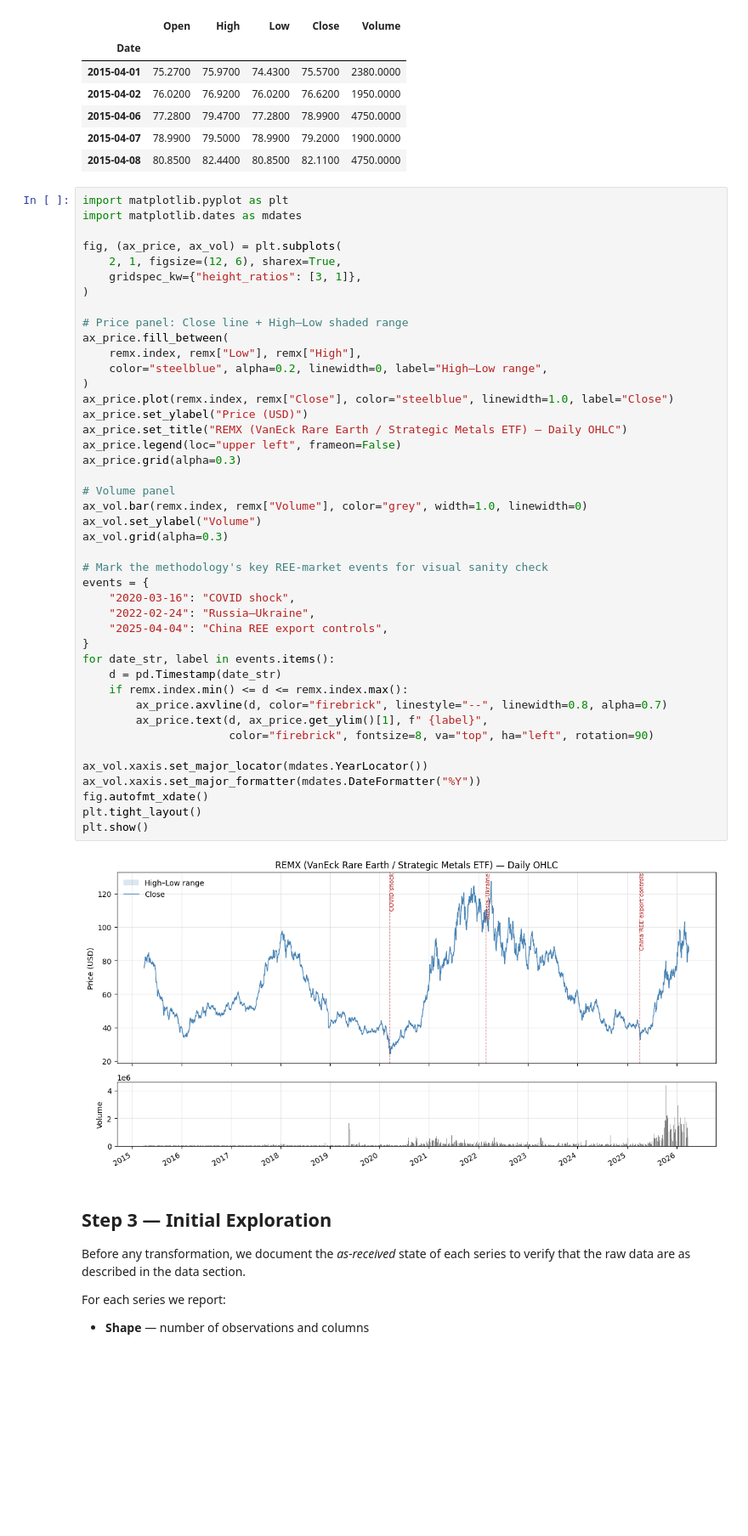
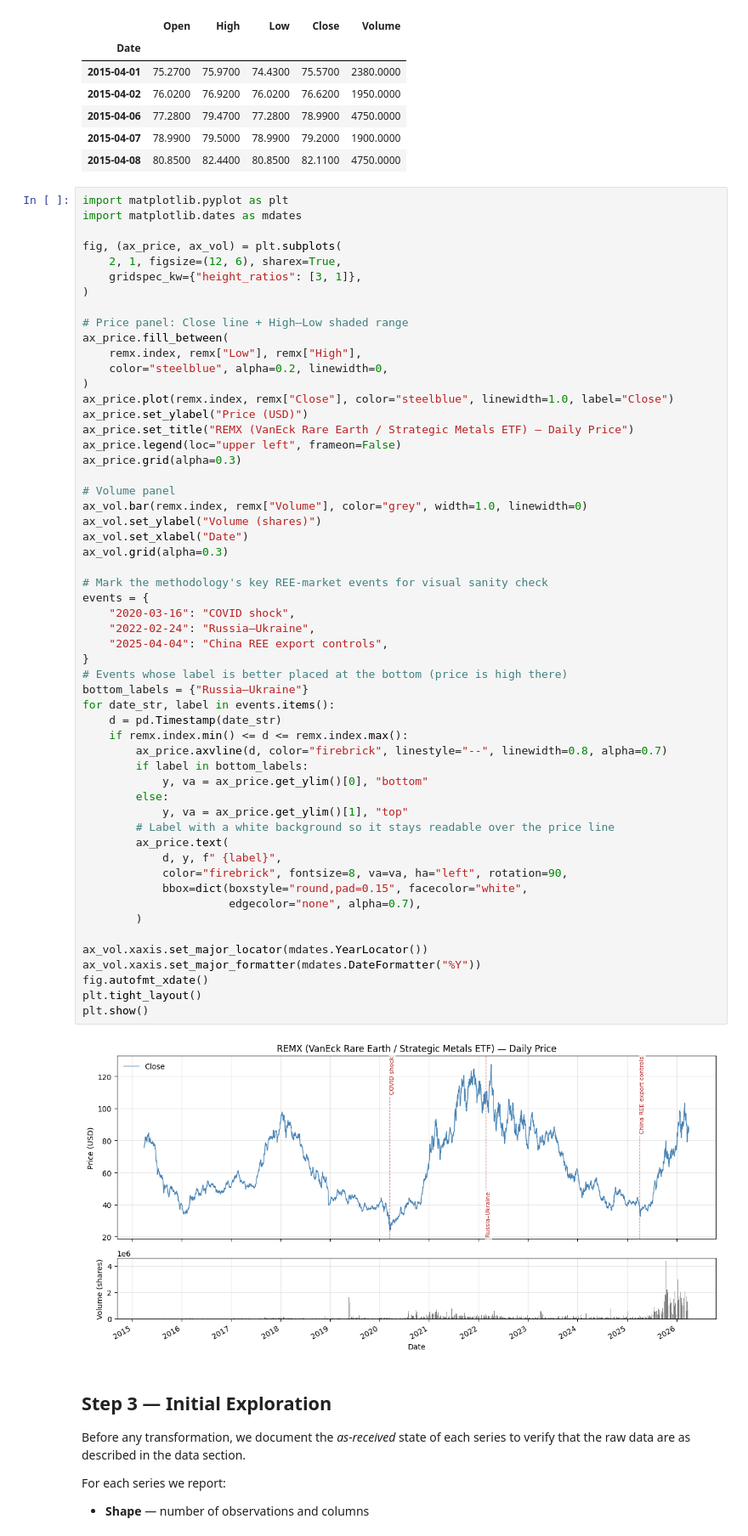
Before and after one commit to aleixcb/master_thesis_repo, a Jupyter notebook: CODE/01-data-cleaning.ipynb, the cells around one changed output. Shown at 85% size. Drawn from its saved outputs; the diff is of its cells as text; blank space fills up the shorter version.

Commit message:
fix graph

```diff
--- a/CODE/01-data-cleaning.ipynb
+++ b/CODE/01-data-cleaning.ipynb
@@ -152,39 +152,51 @@ fig, (ax_price, ax_vol) = plt.subplots(
 # Price panel: Close line + High–Low shaded range
 ax_price.fill_between(
     remx.index, remx["Low"], remx["High"],
-    color="steelblue", alpha=0.2, linewidth=0, label="High–Low range",
+    color="steelblue", alpha=0.2, linewidth=0,
 )
 ax_price.plot(remx.index, remx["Close"], color="steelblue", linewidth=1.0, label="Close")
 ax_price.set_ylabel("Price (USD)")
-ax_price.set_title("REMX (VanEck Rare Earth / Strategic Metals ETF) — Daily OHLC")
+ax_price.set_title("REMX (VanEck Rare Earth / Strategic Metals ETF) — Daily Price")
 ax_price.legend(loc="upper left", frameon=False)
 ax_price.grid(alpha=0.3)
 
 # Volume panel
 ax_vol.bar(remx.index, remx["Volume"], color="grey", width=1.0, linewidth=0)
-ax_vol.set_ylabel("Volume")
+ax_vol.set_ylabel("Volume (shares)")
+ax_vol.set_xlabel("Date")
 ax_vol.grid(alpha=0.3)
 
 # Mark the methodology's key REE-market events for visual sanity check
 events = {
     "2020-03-16": "COVID shock",
     "2022-02-24": "Russia–Ukraine",
     "2025-04-04": "China REE export controls",
 }
+# Events whose label is better placed at the bottom (price is high there)
+bottom_labels = {"Russia–Ukraine"}
 for date_str, label in events.items():
     d = pd.Timestamp(date_str)
     if remx.index.min() <= d <= remx.index.max():
         ax_price.axvline(d, color="firebrick", linestyle="--", linewidth=0.8, alpha=0.7)
-        ax_price.text(d, ax_price.get_ylim()[1], f" {label}",
-                      color="firebrick", fontsize=8, va="top", ha="left", rotation=90)
+        if label in bottom_labels:
+            y, va = ax_price.get_ylim()[0], "bottom"
+        else:
+            y, va = ax_price.get_ylim()[1], "top"
+        # Label with a white background so it stays readable over the price line
+        ax_price.text(
+            d, y, f" {label}",
+            color="firebrick", fontsize=8, va=va, ha="left", rotation=90,
+            bbox=dict(boxstyle="round,pad=0.15", facecolor="white",
+                      edgecolor="none", alpha=0.7),
+        )
 
 ax_vol.xaxis.set_major_locator(mdates.YearLocator())
 ax_vol.xaxis.set_major_formatter(mdates.DateFormatter("%Y"))
 fig.autofmt_xdate()
 plt.tight_layout()
 plt.show()
 # %% [output]
-[figure, old version]
+[figure, new version]
 # %% [markdown]
 ## Step 3 — Initial Exploration
 
```
Also changed, not shown: parts of 1 cell of this notebook.
